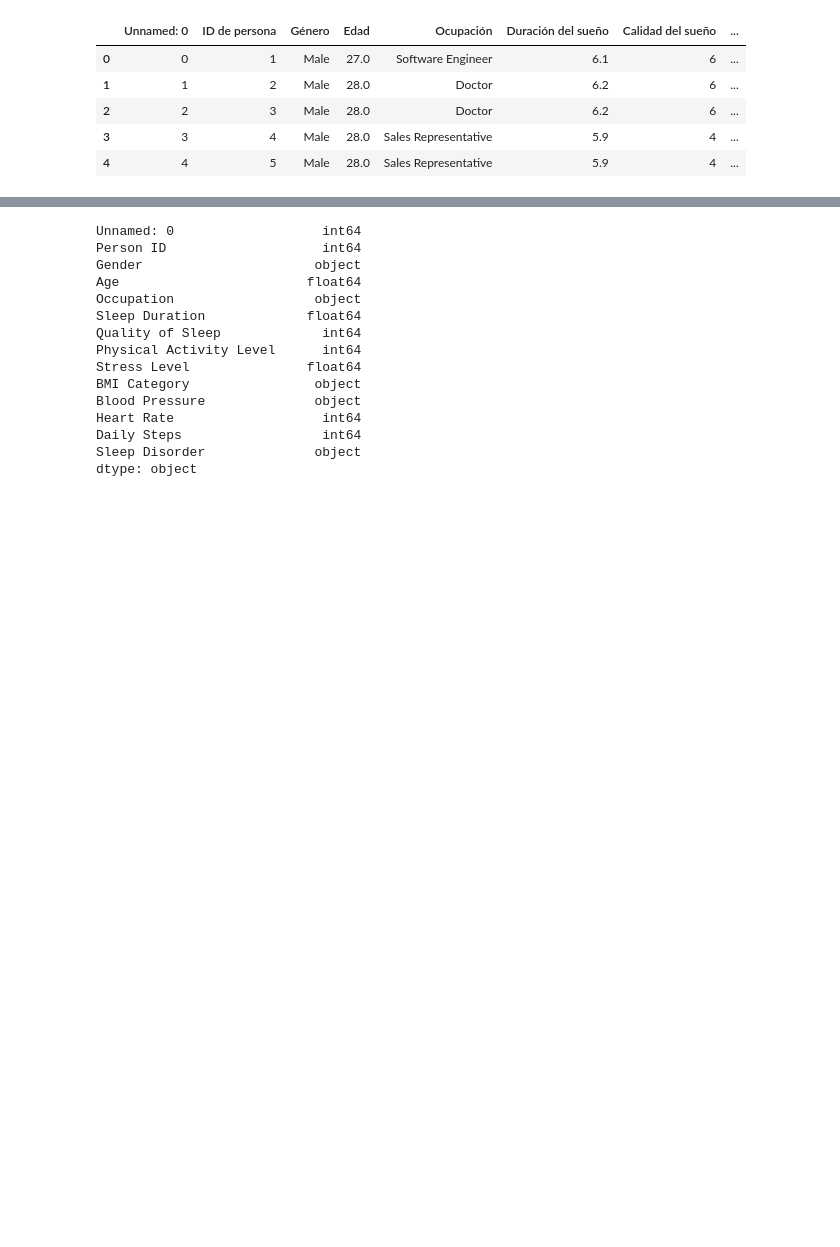
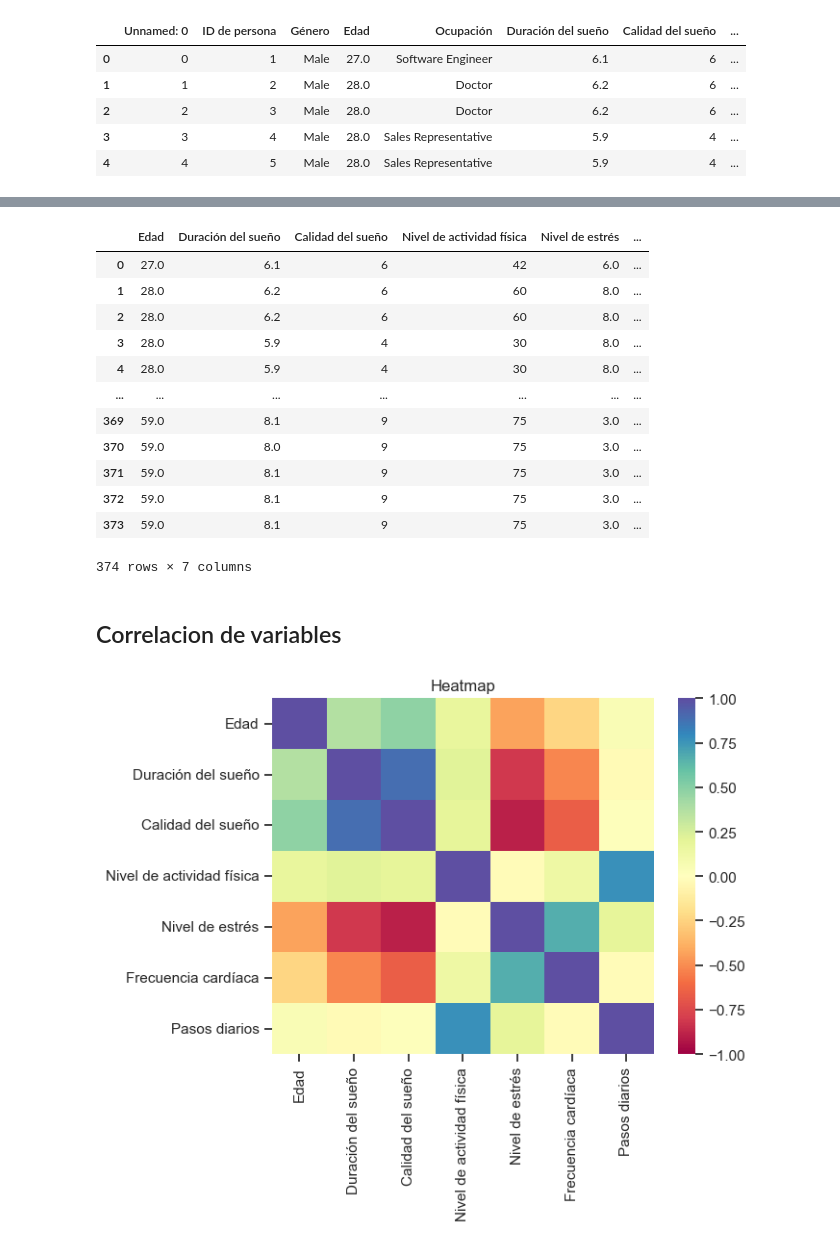
Before and after one commit to noelibaeza/cienciaDatos, a Jupyter notebook: salud_sueño.ipynb, the cells around one changed output, grey strips where cells are left out. Saved outputs shown, nothing was run; the diff lists cells and outputs as text; code cells hidden in the pictures; blank space fills up the shorter version.

```diff
--- a/salud_sueño.ipynb
+++ b/salud_sueño.ipynb
@@ -101,19 +120,28 @@ Las columnas con valores nulos son:  Index(['Gender', 'Age', 'Sleep Duration', '
 # %%
 # Tipos de datos
 df.dtypes
+df_cuantitativo = df.select_dtypes(include=['int', 'float'])
+df_categorico = df.select_dtypes(include=['object'])
+df_cuantitativo
 # %% [output]
+|  | Edad | Duración del sueño | Calidad del sueño | Nivel de actividad física | Nivel de estrés | ... |
+| 0 | 27.0 | 6.1 | 6 | 42 | 6.0 | ... |
+| 1 | 28.0 | 6.2 | 6 | 60 | 8.0 | ... |
+| 2 | 28.0 | 6.2 | 6 | 60 | 8.0 | ... |
+| 3 | 28.0 | 5.9 | 4 | 30 | 8.0 | ... |
+| 4 | 28.0 | 5.9 | 4 | 30 | 8.0 | ... |
+| ... | ... | ... | ... | ... | ... | ... |
+| 369 | 59.0 | 8.1 | 9 | 75 | 3.0 | ... |
+| 370 | 59.0 | 8.0 | 9 | 75 | 3.0 | ... |
+| 371 | 59.0 | 8.1 | 9 | 75 | 3.0 | ... |
+| 372 | 59.0 | 8.1 | 9 | 75 | 3.0 | ... |
+| 373 | 59.0 | 8.1 | 9 | 75 | 3.0 | ... |
-Unnamed: 0                   int64
-Person ID                    int64
-Gender                      object
-Age                        float64
-Occupation                  object
-Sleep Duration             float64
-Quality of Sleep             int64
-Physical Activity Level      int64
-Stress Level               float64
-BMI Category                object
-Blood Pressure              object
-Heart Rate                   int64
-Daily Steps                  int64
-Sleep Disorder              object
-dtype: object
+374 rows × 7 columns
+# %% [markdown]
+## Correlacion de variables
+# %%
+sns.heatmap(df_cuantitativo.corr(numeric_only=True), cmap='Spectral', vmin= -1)
+plt.title('Heatmap')
+plt.show()
+# %% [output]
+[figure, added]
```
Also changed, not shown: parts of 7 cells of this notebook.
